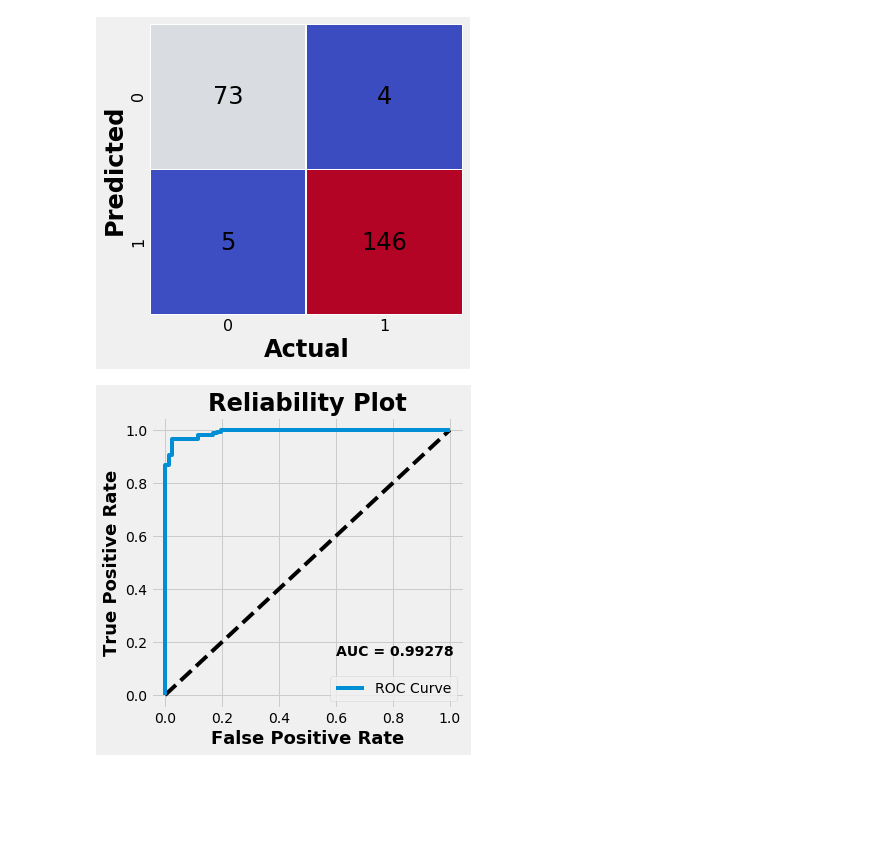
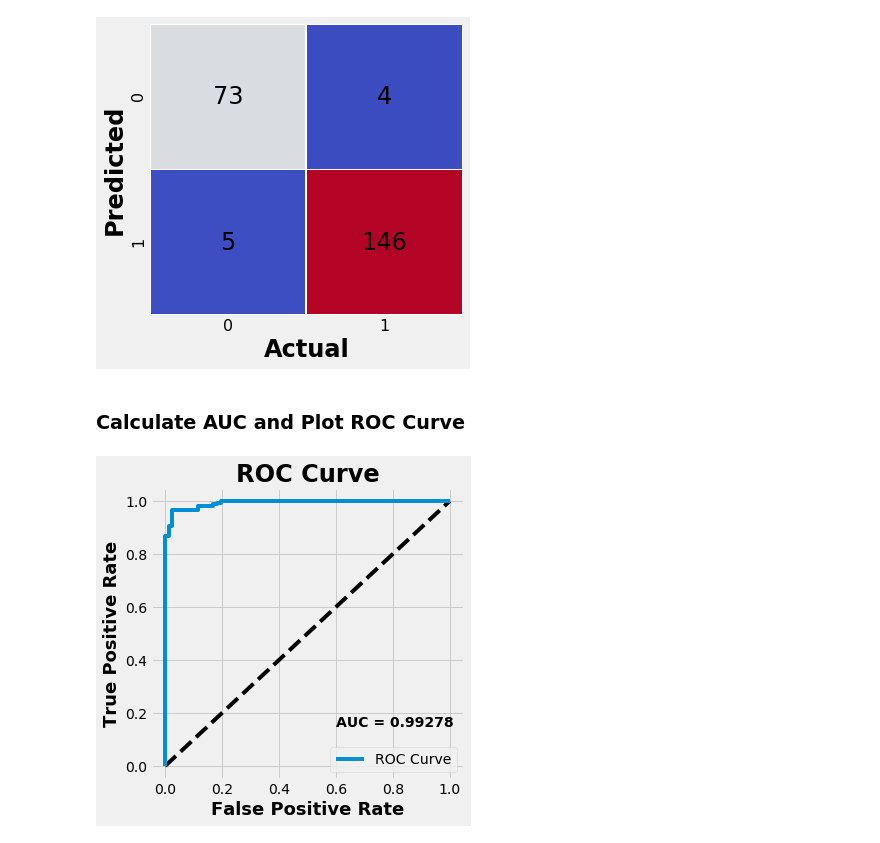
Before and after one commit to anthonymelson/portfolio, a Jupyter notebook: Breast_Cancer_Probabilistic_v_Label.ipynb, the cells around one changed output. Drawn from its saved outputs; the diff is of its cells as text; code cells hidden in the pictures; blank space fills up the shorter version.

```diff
--- a/Breast_Cancer_Probabilistic_v_Label.ipynb
+++ b/Breast_Cancer_Probabilistic_v_Label.ipynb
@@ -215,22 +247,24 @@ ax.tick_params(labelsize=16)
 plt.show()
 # %% [output]
 [figure]
+# %% [markdown]
+### Calculate AUC and Plot ROC Curve
 # %%
 from sklearn.metrics import roc_curve, roc_auc_score
 fpr, tpr, thresholds = roc_curve(y_test, Predicted_Probs, pos_label=1)
 AUC = roc_auc_score(y_test, Predicted_Probs).round(5)
 AUC_label = "AUC = {}".format(AUC)
 
 plt.figure(figsize=(5,5))
 plt.figure(1)
 plt.plot([0, 1], [0, 1], 'k--')
 plt.plot(fpr, tpr, label='ROC Curve')
 plt.xlabel('False Positive Rate',fontsize=18, fontweight='bold')
 plt.ylabel('True Positive Rate',fontsize=18, fontweight='bold')
 plt.title('ROC Curve')
 plt.legend(loc='best')
 plt.text(0.6, 0.15, AUC_label, fontsize=14, fontweight='bold')
-plt.title('Reliability Plot', fontsize=24, fontweight='bold')
+plt.title('ROC Curve', fontsize=24, fontweight='bold')
 plt.show()
 # %% [output]
-[figure, old version]
+[figure, new version]
```
Also changed, not shown: parts of 20 cells of this notebook.
